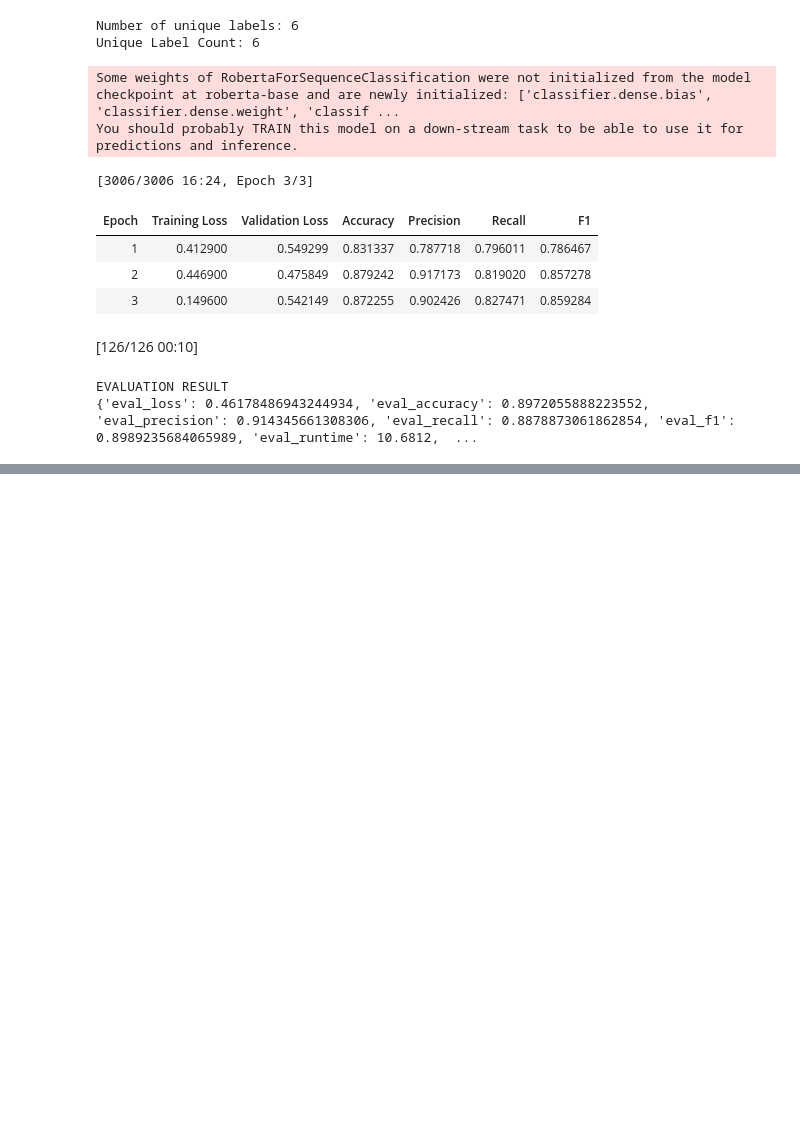
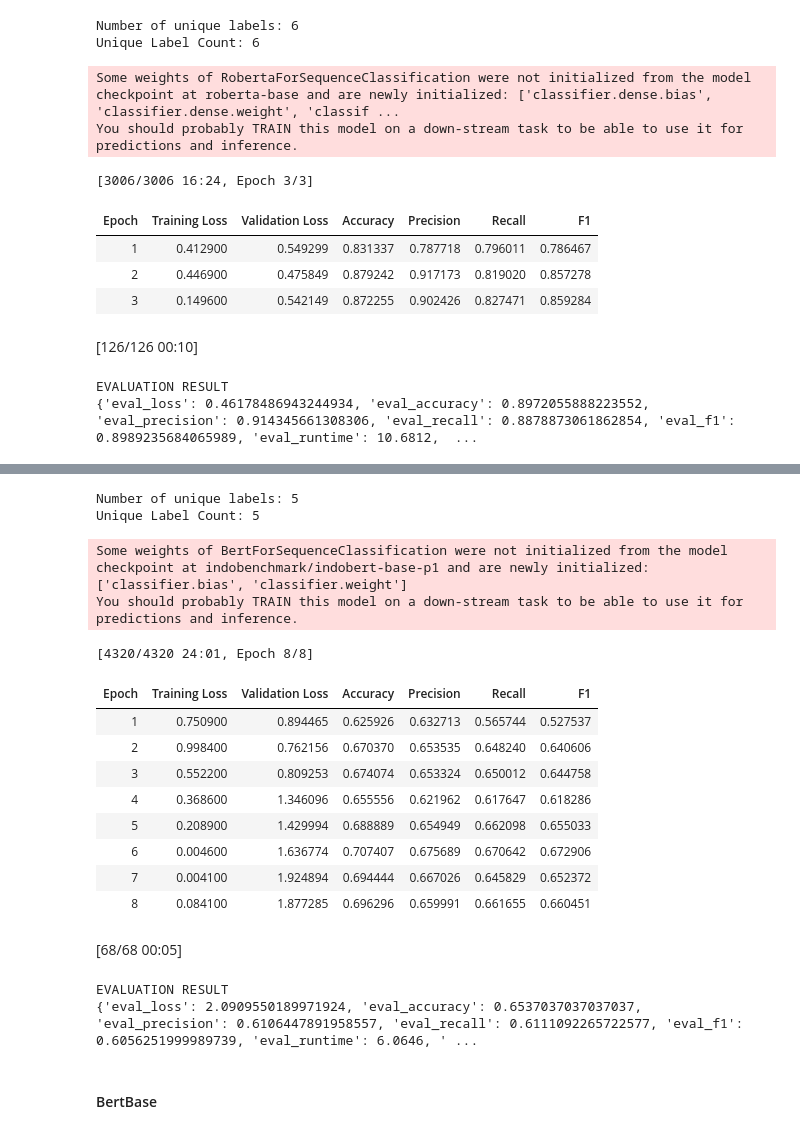
Before and after one commit to wllchrst/prethesis-experiments, a Jupyter notebook: Experiments/January17th/supervised_learning_experiments.ipynb, the cells around one changed output, grey strips where cells are left out. Drawn from its saved outputs; the diff is of its cells as text; code cells hidden in the pictures; blank space fills up the shorter version.

Commit message:
feat: indo bert training done

```diff
--- a/Experiments/January17th/supervised_learning_experiments.ipynb
+++ b/Experiments/January17th/supervised_learning_experiments.ipynb
@@ -189,6 +189,7 @@ DISTIL_BERT = "distilbert-base-uncased"
 ROBERTA_BASE = "roberta-base"
 XLM_ROBERTA_BASE = "xlm-roberta-base"
 BERT_BASE = "google-bert/bert-base-uncased"
+INDO_BERT_BASE = "indobenchmark/indobert-base-p1"
 
 DATASETS_LINKS: list[str] = [
     'AdamCodd/emotion-balanced',
@@ -199,6 +200,7 @@ DATASETS_LINKS: list[str] = [
 ]
 
 KAGGLE_DATASET = "process_data.csv"
+INDO_DATASET = "./indo-data-review.csv"
 # %% [markdown]
 #### Data classes that is going to served as an interfaces for the classes
 # %%
@@ -460,14 +462,14 @@ def compute_metrics(eval_pred):
         "f1": f1["f1"]
     }
 
-def train_model(dataset: CustomDataset, training_information: TrainingInformation):
+def train_model(dataset: CustomDataset, training_information: TrainingInformation, epoch=3):
     unique_labels = dataset.count_unique_labels()
     print(f'Unique Label Count: {unique_labels}')
     model = AutoModelForSequenceClassification.from_pretrained(training_information.pretrained_model, num_labels=unique_labels)
 
     training_args = TrainingArguments(
         output_dir="./results",
-        num_train_epochs=3,
+        num_train_epochs=epoch,
         per_device_train_batch_size=8,
         per_device_eval_batch_size=8,
         warmup_steps=500,
@@ -1041,0 +1048,23 @@ EVALUATION RESULT
+# %%
+indo_loader_settings = DataLoaderSettings(
+    dataset_link=INDO_DATASET,
+    hf_dataset=False,
+    keys=[],
+    label_col='label',
+    text_col='text'
+)
+
+indo_dataset_setting = DatasetSettings(
+    label_col='label',
+    text_col='text',
+    tokenizer_link=INDO_BERT_BASE
+)
+
+indo_loader = DataLoader(loader_settings=indo_loader_settings)
+
+indo_dataset = CustomDataset(
+    data_loader=indo_loader,
+    dataset_settings=indo_dataset_setting,
+)
+
+training_information = TrainingInformation(pretrained_model=INDO_BERT_BASE)
@@ -1041,0 +1082,22 @@ EVALUATION RESULT
+# %%
+train_model(indo_dataset, training_information, epoch=8)
+# %% [output]
+Number of unique labels: 5
+Unique Label Count: 5
+Some weights of BertForSequenceClassification were not initialized from the model checkpoint at indobenchmark/indobert-base-p1 and are newly initialized: ['classifier.bias', 'classifier.weight']
+You should probably TRAIN this model on a down-stream task to be able to use it for predictions and inference.
+[4320/4320 24:01, Epoch 8/8]
+| Epoch | Training Loss | Validation Loss | Accuracy | Precision | Recall | F1 |
+| 1 | 0.750900 | 0.894465 | 0.625926 | 0.632713 | 0.565744 | 0.527537 |
+| 2 | 0.998400 | 0.762156 | 0.670370 | 0.653535 | 0.648240 | 0.640606 |
+| 3 | 0.552200 | 0.809253 | 0.674074 | 0.653324 | 0.650012 | 0.644758 |
+| 4 | 0.368600 | 1.346096 | 0.655556 | 0.621962 | 0.617647 | 0.618286 |
+| 5 | 0.208900 | 1.429994 | 0.688889 | 0.654949 | 0.662098 | 0.655033 |
+| 6 | 0.004600 | 1.636774 | 0.707407 | 0.675689 | 0.670642 | 0.672906 |
+| 7 | 0.004100 | 1.924894 | 0.694444 | 0.667026 | 0.645829 | 0.652372 |
+| 8 | 0.084100 | 1.877285 | 0.696296 | 0.659991 | 0.661655 | 0.660451 |
+[68/68 00:05]
+EVALUATION RESULT
+{'eval_loss': 2.0909550189971924, 'eval_accuracy': 0.6537037037037037, 'eval_precision': 0.6106447891958557, 'eval_recall': 0.6111092265722577, 'eval_f1': 0.6056251999989739, 'eval_runtime': 6.0646, ' ...
+# %% [markdown]
+#### BertBase
```
Also changed, not shown: parts of 7 cells of this notebook.
